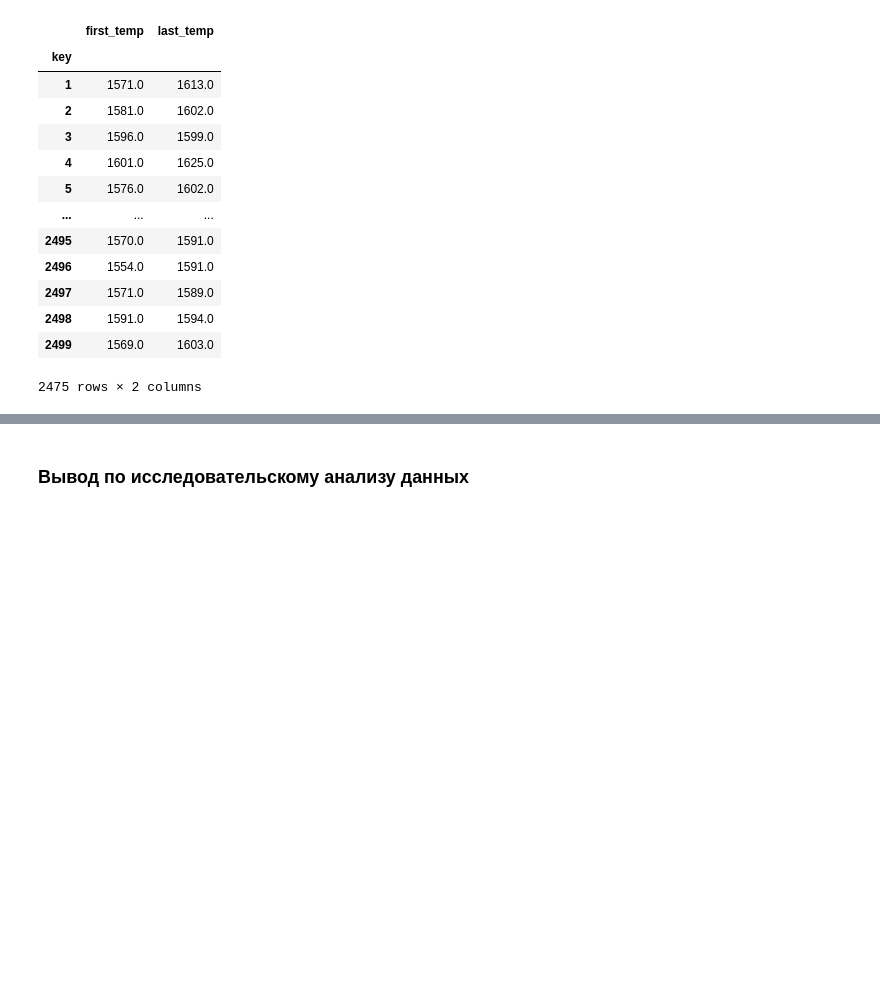
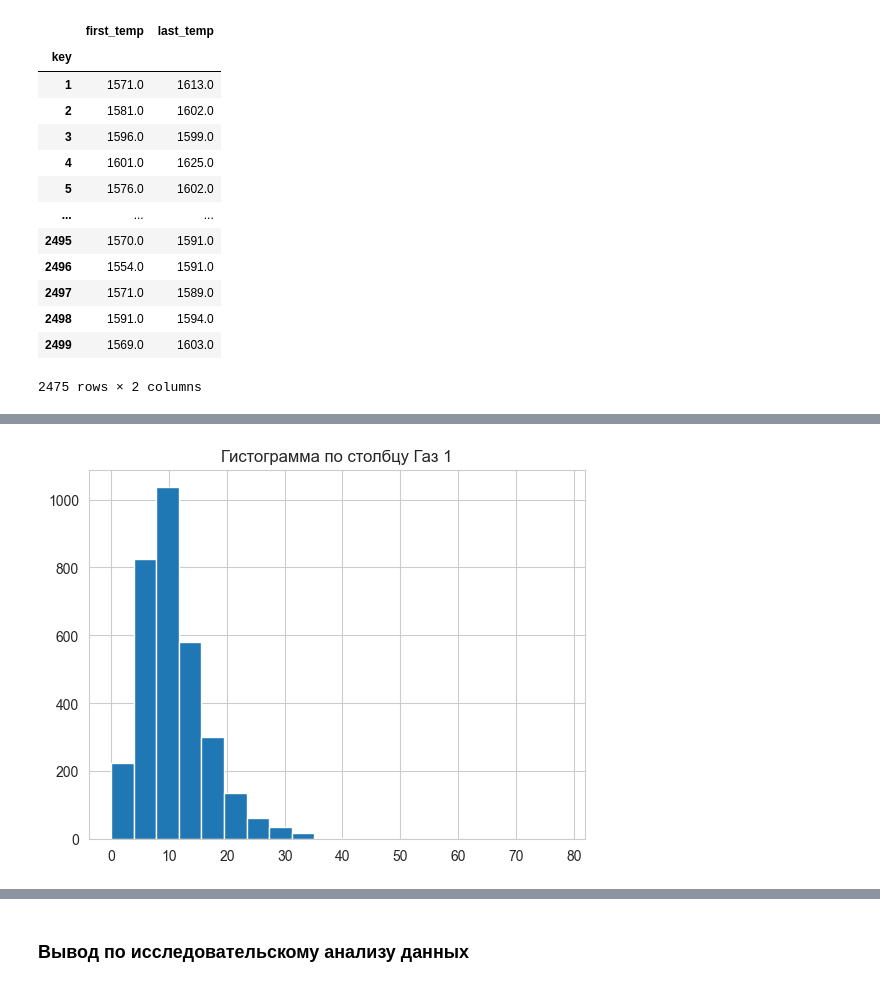
Before and after one commit to AleksTurov/Data-Science, a Jupyter notebook: industry_steel/industry steel.ipynb, the cells around one changed output, grey strips where cells are left out. Drawn from its saved outputs; the diff is of its cells as text; code cells hidden in the pictures; blank space fills up the shorter version.

```diff
--- a/industry_steel/industry steel.ipynb
+++ b/industry_steel/industry steel.ipynb
@@ -689,0 +749,6 @@ sns.histplot(data=temp, x='Время замера', discrete=True)
+# %%
+plt.hist((list(gas['Газ 1'])), bins=20)
+plt.title('Гистограмма по столбцу Газ 1')
+plt.show()
+# %% [output]
+[figure, added]
```
Also changed, not shown: parts of 26 cells of this notebook.
